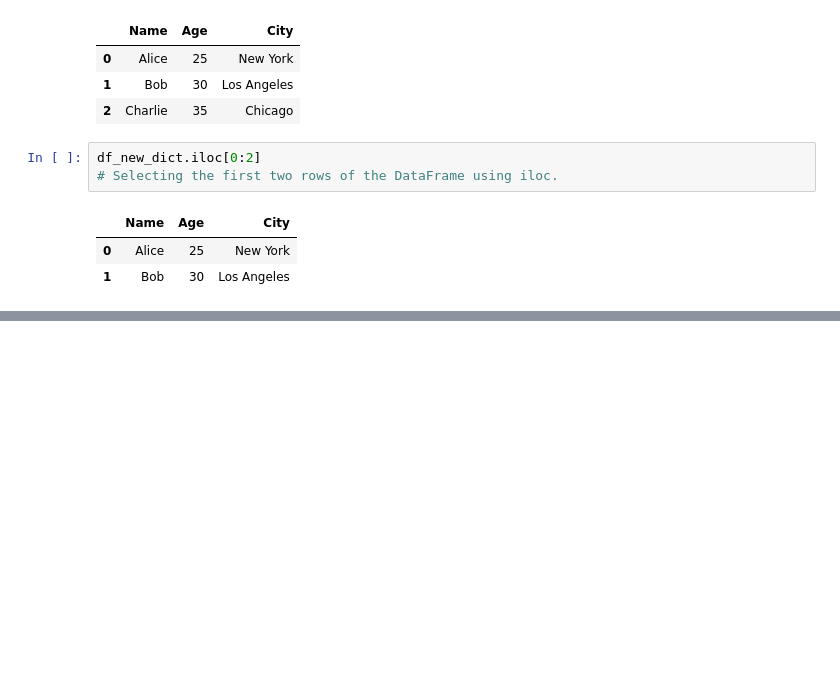
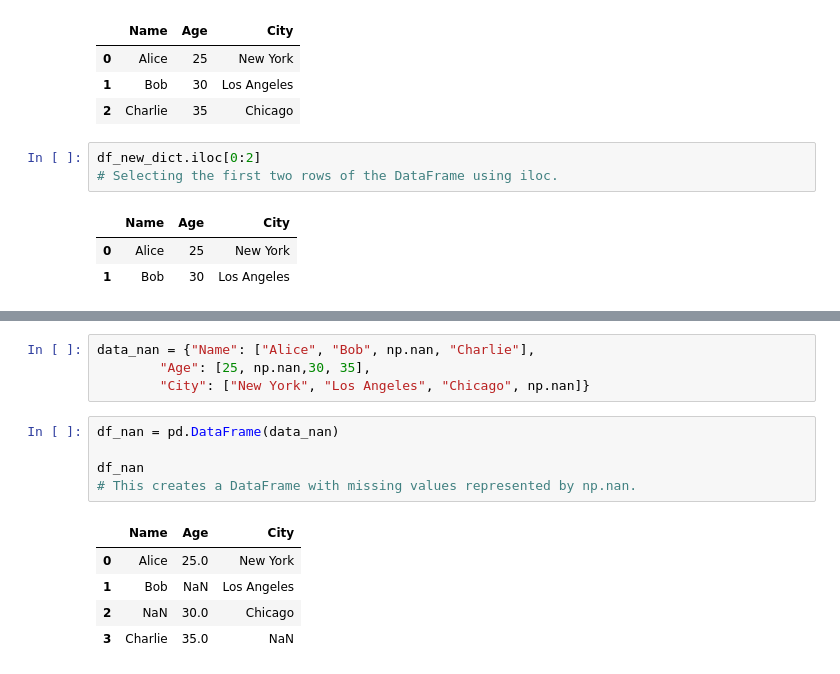
Before and after one commit to srinivasskc/my_datascience_journal, a Jupyter notebook: pandas_notebook.ipynb, the cells around one changed output, grey strips where cells are left out. Saved outputs shown, nothing was run; the diff lists cells and outputs as text; blank space fills up the shorter version.

Commit message:
dataframe operations

```diff
--- a/pandas_notebook.ipynb
+++ b/pandas_notebook.ipynb
@@ -625,0 +658,15 @@ df_new_dict.iloc[0:2]
+# %%
+data_nan = {"Name": ["Alice", "Bob", np.nan, "Charlie"],
+        "Age": [25, np.nan,30, 35],
+        "City": ["New York", "Los Angeles", "Chicago", np.nan]}
+# %%
+df_nan = pd.DataFrame(data_nan)
+
+df_nan
+# This creates a DataFrame with missing values represented by np.nan.
+# %% [output]
+|  | Name | Age | City |
+| 0 | Alice | 25.0 | New York |
+| 1 | Bob | NaN | Los Angeles |
+| 2 | NaN | 30.0 | Chicago |
+| 3 | Charlie | 35.0 | NaN |
```
Also changed, not shown: parts of 49 cells of this notebook.
